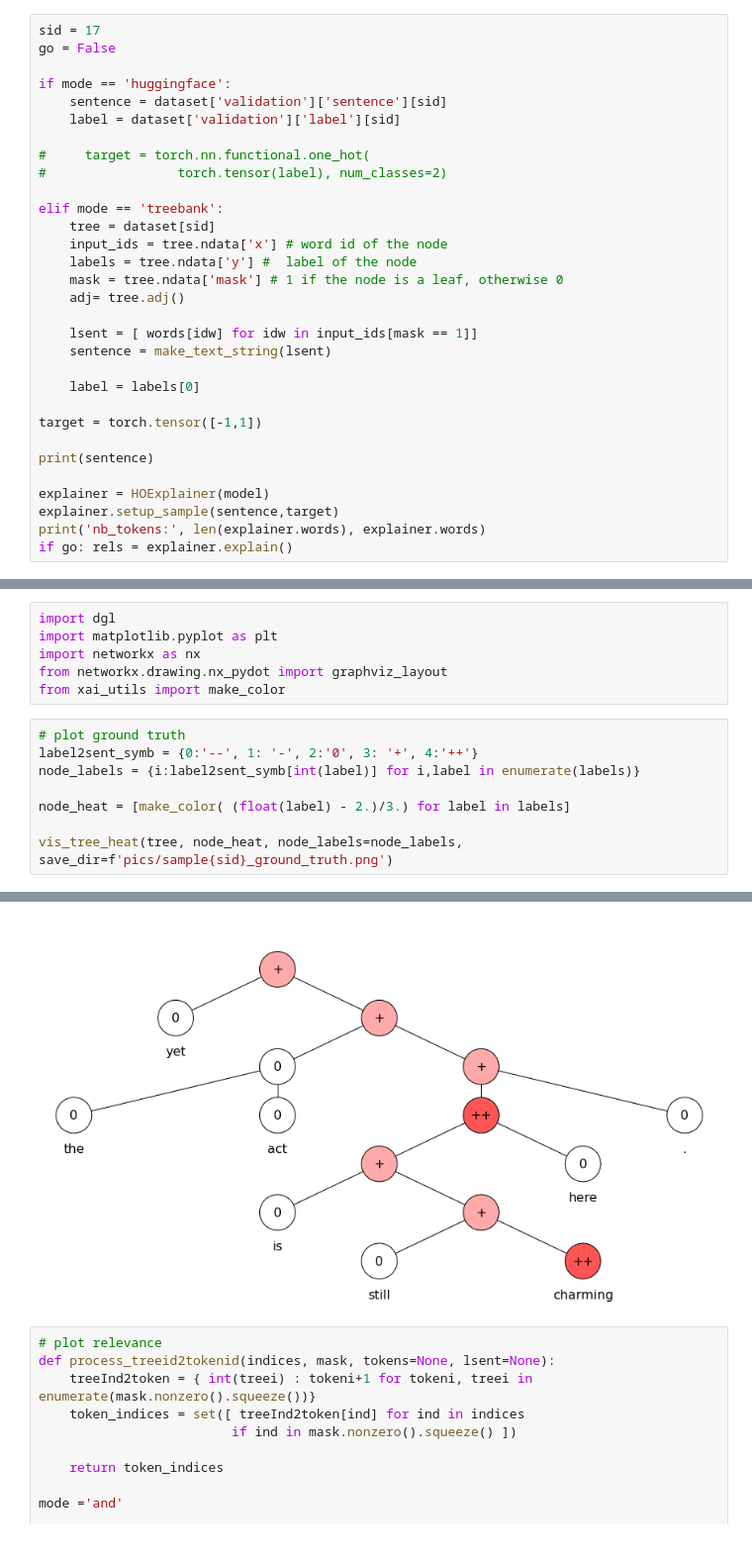
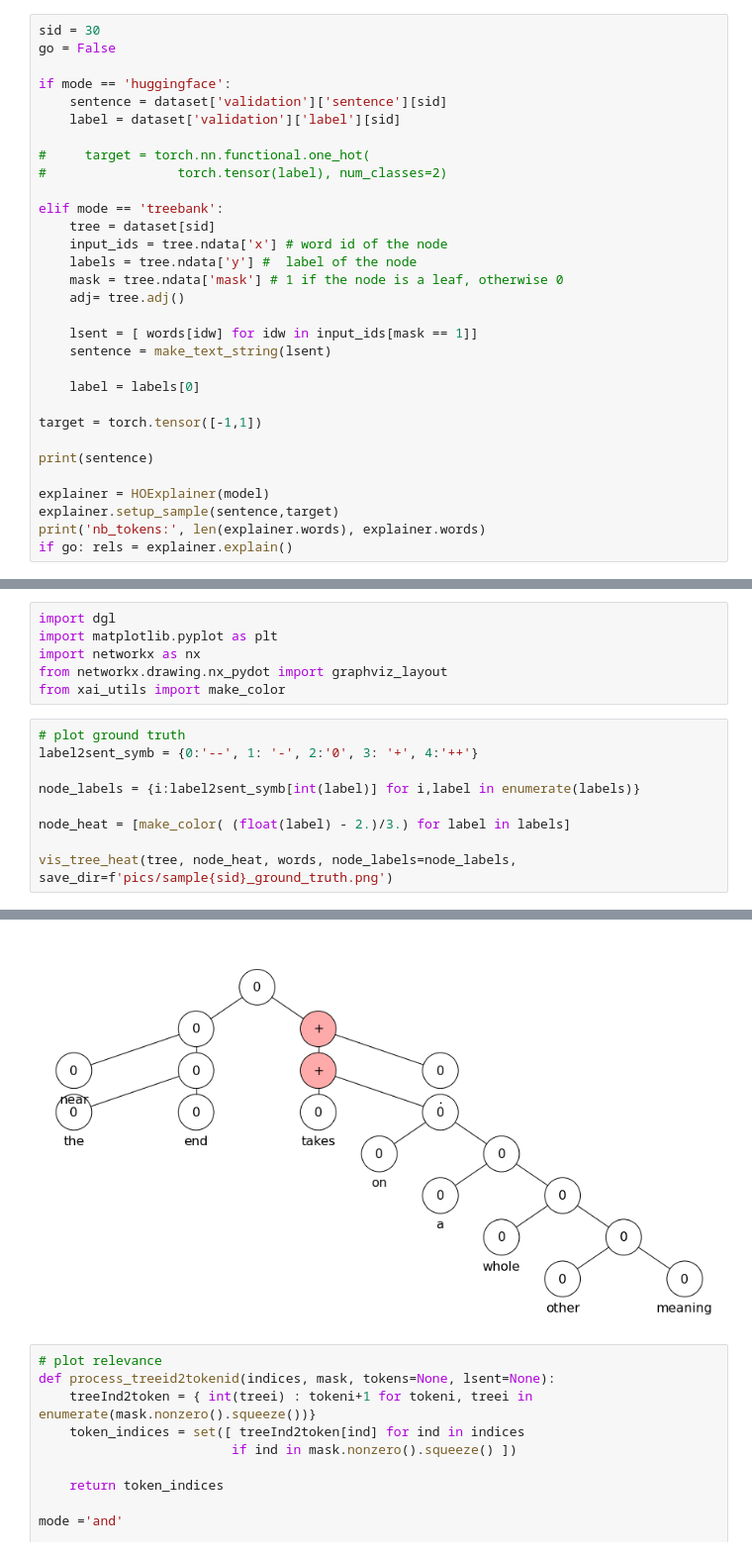
Before and after one commit to tschnake/Symbxai_retina, a Jupyter notebook: symb_XAI_Transformers_SST.ipynb, the cells around one changed output, grey strips where cells are left out. Shown at 99% size. Drawn from its saved outputs; the diff is of its cells as text.

```diff
--- a/symb_XAI_Transformers_SST.ipynb
+++ b/symb_XAI_Transformers_SST.ipynb
@@ -93,7 +93,7 @@ if mode == 'treebank':
     dataset = SSTDataset(mode='train')
     words = list(dataset.vocab.keys())
 # %%
-sid = 17
+sid = 30
 go = False
 
 if mode == 'huggingface':
@@ -144,9 +144,10 @@ from xai_utils import make_color
 # %%
 # plot ground truth
 label2sent_symb = {0:'--', 1: '-', 2:'0', 3: '+', 4:'++'}
+
 node_labels = {i:label2sent_symb[int(label)] for i,label in enumerate(labels)}
 
 node_heat = [make_color( (float(label) - 2.)/3.) for label in labels]
 
-vis_tree_heat(tree, node_heat, node_labels=node_labels, save_dir=f'pics/sample{sid}_ground_truth.png')
+vis_tree_heat(tree, node_heat, words, node_labels=node_labels, save_dir=f'pics/sample{sid}_ground_truth.png')
 # %% [output]
@@ -155,4 +154,4 @@ See https://github.com/networkx/networkx/issues/5723
-[figure, old version]
+[figure, new version]
 # %%
 # plot relevance
 def process_treeid2tokenid(indices, mask, tokens=None, lsent=None):
```
Also changed, not shown: parts of 3 cells of this notebook, 3 other files.
